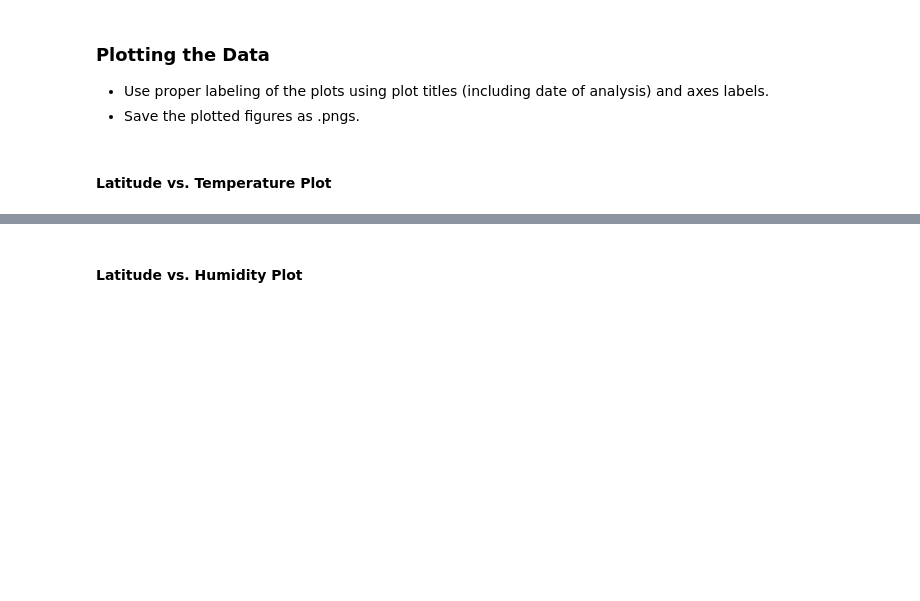
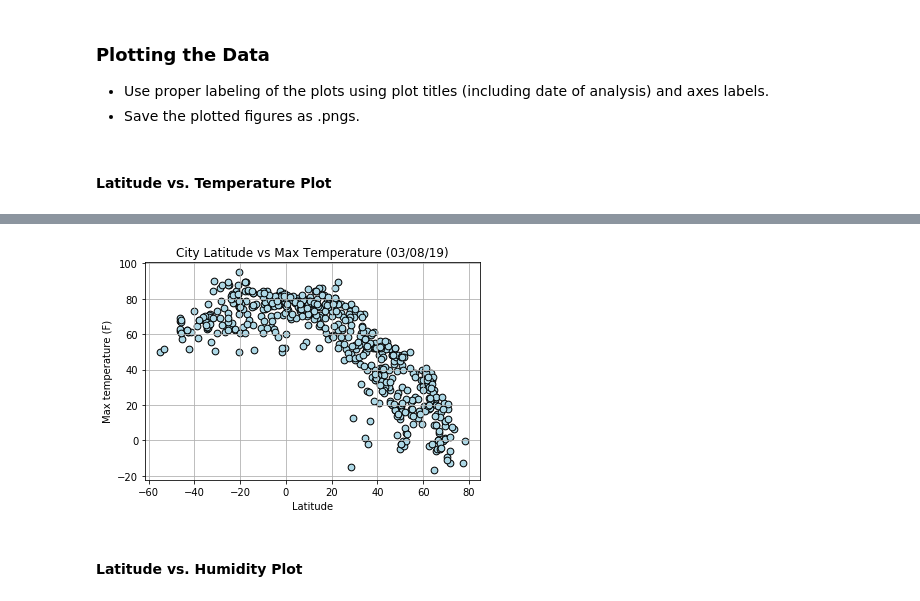
Before and after one commit to TotalEntropy/UofT-Data-2019, a Jupyter notebook: Bin/WeatherPy.ipynb, the cells around one changed output, grey strips where cells are left out. Drawn from its saved outputs; the diff is of its cells as text; code cells hidden in the pictures; blank space fills up the shorter version.

```diff
--- a/Bin/WeatherPy.ipynb
+++ b/Bin/WeatherPy.ipynb
@@ -193,2 +182,16 @@ dtype: int64
+# %%
+# Building the scatter plot
+plt.scatter(weather_df['Lat'], weather_df['Max Temp'], marker = 'o', s = 45, edgecolors = 'black', color = 'lightblue')
+
+# Adding graph properties
+plt.title('City Latitude vs Max Temperature (03/08/19)')
+plt.ylabel('Max temperature (F)')
+plt.xlabel('Latitude')
+plt.grid()
+
+# Saving the figure
+plt.savefig('../Output/Max_Temp_vs_Lat.png')
+# %% [output]
+[figure, added]
 # %% [markdown]
 #### Latitude vs. Humidity Plot
```
Also changed, not shown: parts of 17 cells of this notebook, 5 other files.
